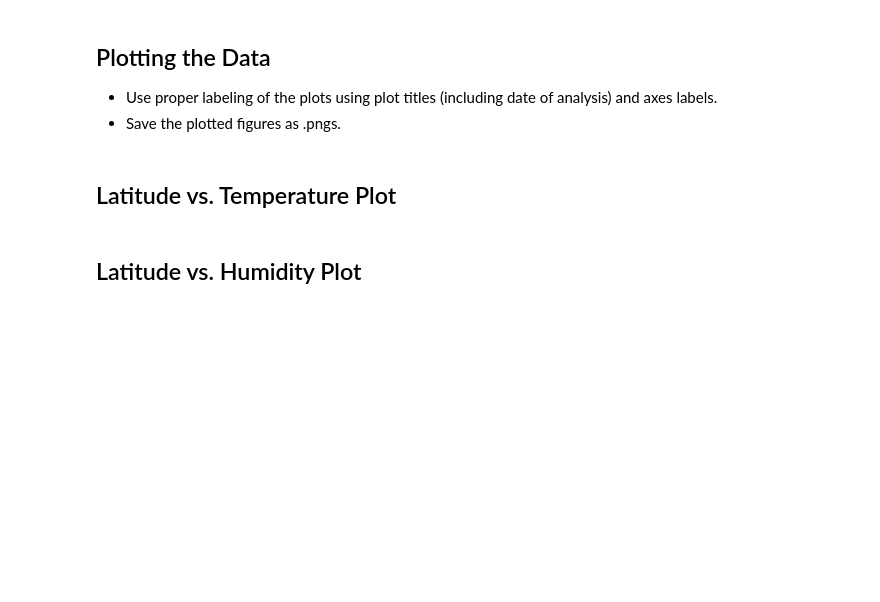
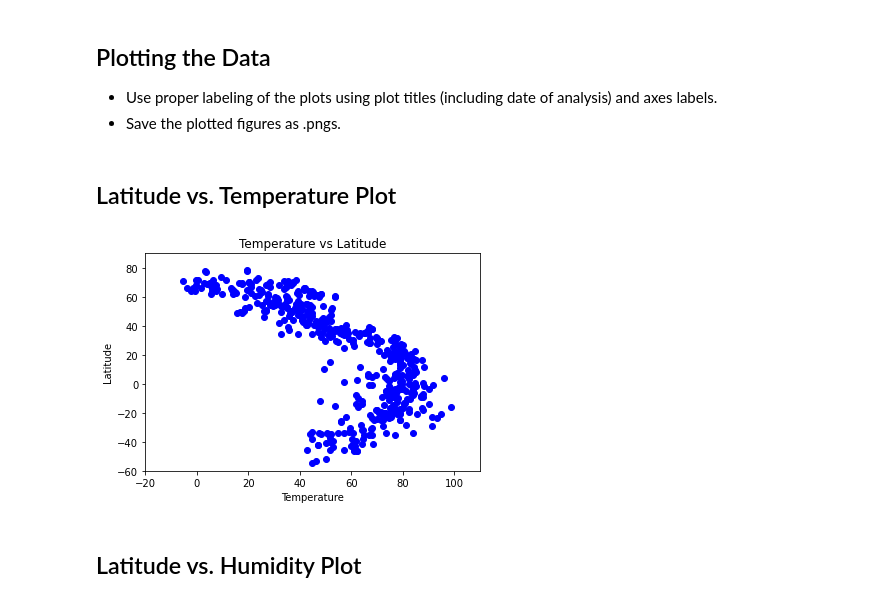
Before and after one commit to travisb98/Weather_API, a Jupyter notebook: Weather/WeatherPy.ipynb, the cells around one changed output. Drawn from its saved outputs; the diff is of its cells as text; code cells hidden in the pictures; blank space fills up the shorter version.

```diff
--- a/Weather/WeatherPy.ipynb
+++ b/Weather/WeatherPy.ipynb
@@ -178,5 +171,9 @@ x_limit=round(city_weather_df['Temperature'].max(),-1)
 * Save the plotted figures as .pngs.
 # %% [markdown]
 ## Latitude vs. Temperature Plot
+# %%
+scatty('Temperature')
+# %% [output]
+[figure, added]
 # %% [markdown]
 ## Latitude vs. Humidity Plot
```
Also changed, not shown: parts of 10 cells of this notebook.
